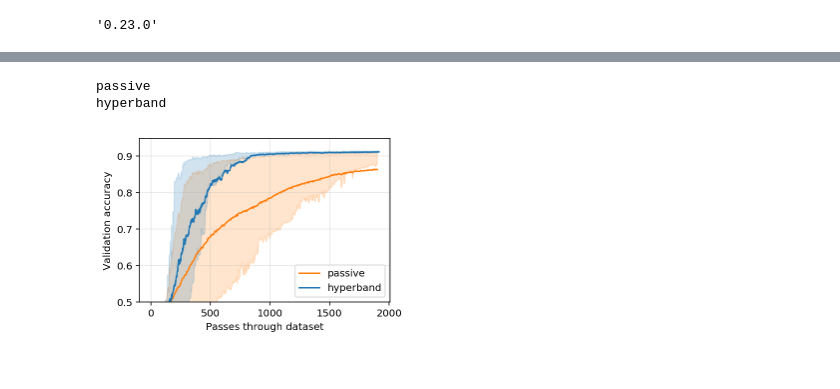
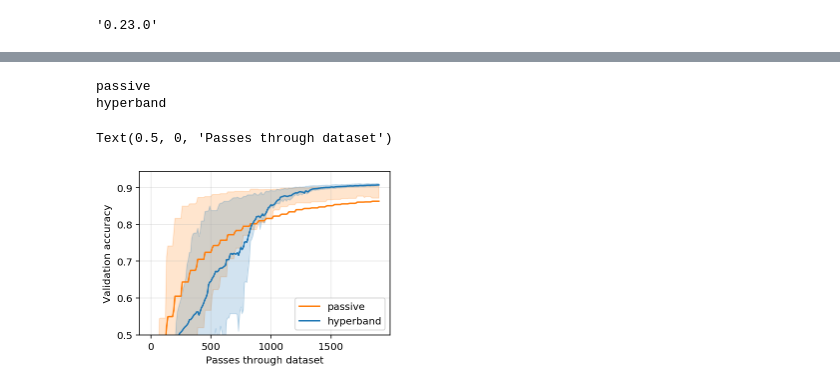
Before and after one commit to stsievert/dask-hyperband-comparison, a Jupyter notebook: synthetic/Synthetic-viz.ipynb, the cells around one changed output, grey strips where cells are left out. Saved outputs shown, nothing was run; the diff lists cells and outputs as text; code cells hidden in the pictures.

```diff
--- a/synthetic/Synthetic-viz.ipynb
+++ b/synthetic/Synthetic-viz.ipynb
@@ -93,28 +94,16 @@ len(same), len(hyperband_params), len(same) / len(hyperband_params)
 # %%
 from sklearn.utils import check_random_state
-def shape_history(history, seed=None, **kwargs):
+def shape_history(history, **kwargs):
 #     global hist_df
-    rng = check_random_state(int(seed))
     scores = {}
     pf_calls = {}
+    print(kwargs)
 
     out = []
     cumulative_pf_calls = 0
 
-    print(seed, kwargs)
     start = history[0]["elapsed_wall_time"]
-
-    if seed:
-        model_history = toolz.groupby("model_id", history)
-        for hist in model_history.values():
-            for h in hist:
-                h["elapsed_wall_time"] += rng.uniform(0, 0.3)
-        hist = sum(model_history.values(), [])
-        hist_df = pd.DataFrame(hist)
-        hist_df.sort_values(by="elapsed_wall_time", inplace=True)
-    else:
-        hist_df = pd.DataFrame(history)
-
+    hist_df = pd.DataFrame(history)
     for _, row in hist_df.iterrows():
         scores[row["model_id"]] = row["score"]
         pf_calls[row["model_id"]] = row["partial_fit_calls"]
@@ -130,10 +119,8 @@ def shape_history(history, seed=None, **kwargs):
 import pandas as pd
 
 hists = [
-    shape_history(hist, seed=False, alg=alg, k=k)
+    shape_history(hist, alg=alg, k=k)
     for alg, hists in histories.items()
     for k, hist in enumerate(hists)
-#     for seed in range(3)
-    for seed in [False]
 ]
 # %% [output]
@@ -157,17 +144,17 @@ False {'alg': 'passive', 'k': 37}
 # %%
 import numpy as np
-def smooth(df):
+def smooth(df, div=10):
     col = "cumulative_partial_fit_calls"
-    df[col] = np.round(df[col], decimals=-1) + 5
+    df[col] = (df[col] // div) * div
     return df
 
     return pd.DataFrame({"best_score": avg_score, "cumulative_partial_fit_calls": avg_calls, **summary})
 
 raw_dfs = [pd.DataFrame(hist) for hist in hists]
 print(sum(len(df) for df in raw_dfs))
-dfs = [smooth(df) for df in raw_dfs]
+dfs = [smooth(df, div=30) for df in raw_dfs]
 df = pd.concat(dfs)
-print(df.alg.unique())
-print(df.cumulative_partial_fit_calls.describe())
-print(len(df))
-df.head()
+# print(df.alg.unique())
+# print(df.cumulative_partial_fit_calls.describe())
+# print(len(df))
+# df.head()
@@ -197,33 +210,34 @@ middle.describe()
 # %%
 import numpy as np
 import pandas as pd
 import matplotlib.pyplot as plt
 
 w = 3
 fig, ax = plt.subplots(figsize=(1.5 * w, w))
 
 colors = {"hyperband": "C0", "passive": "C1"}
 for alg in ["passive", "hyperband"]:
     print(alg)
     show_mid = middle[alg].dropna()
     show_low = lower[alg].dropna()
     show_upp = upper[alg].dropna()
 
     show_mid.plot(ax=ax, color=colors[alg])
 #     show_low.plot(ax=ax, color=colors[alg], style="--")
     col = "epochs"
     ax.fill_between(show_low.index, show_low.values, show_upp.values, alpha=0.20, color=colors[alg])
-ax.set_ylim(0.5, None)
+ax.set_ylim(0.50, None)
 ax.legend(loc="lower right")
 ax.grid(linestyle="-", alpha=0.3)
 ax.set_ylabel("Validation accuracy")
 
 ax.set_xlabel("Passes through dataset")
-plt.savefig("figs/synthetic-val-acc.pdf", bbox_inches="tight")
+# plt.savefig("figs/synthetic-val-acc.pdf", bbox_inches="tight")
 # %% [output]
 passive
 hyperband
+Text(0.5, 0, 'Passes through dataset')
-[figure, old version]
+[figure, new version]
 # %%
 scores = pd.read_csv(f"out/{today}-best-scores.csv")
 scores.columns
```
Also changed, not shown: parts of 11 cells of this notebook, 7 other files.
